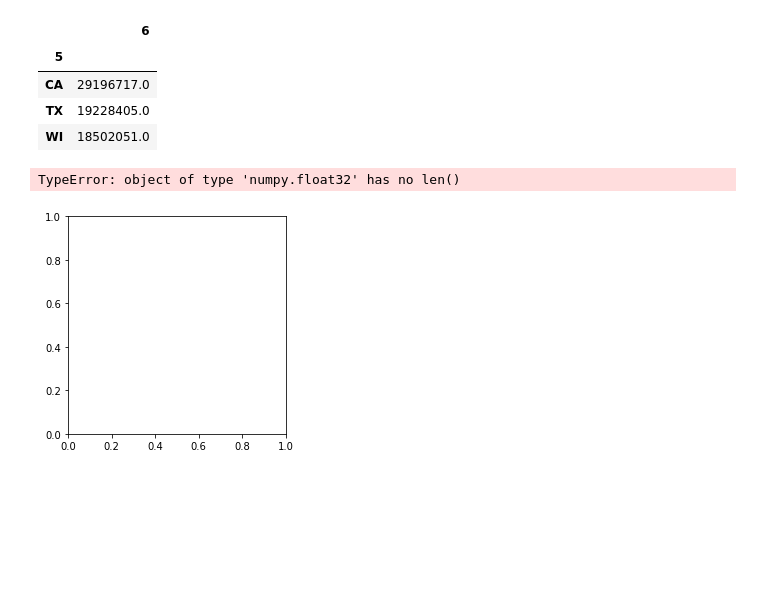
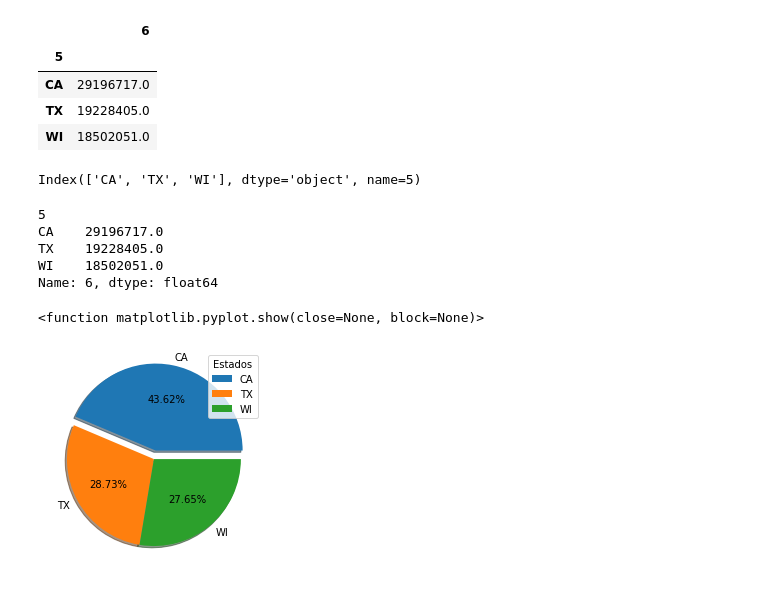
Before and after one commit to lymc33/Data_visualization, a Jupyter notebook: 3_Dashboard.ipynb, the cells around one changed output. Cells and saved outputs as stored; diff of their text form; code cells hidden in the pictures; blank space fills up the shorter version.

Commit message:
Update 3_Dashboard.ipynb
Updated after first pie chart

```diff
--- a/3_Dashboard.ipynb
+++ b/3_Dashboard.ipynb
@@ -136,15 +136,36 @@ df1_m
 | 30489 | FOODS_3_827_WI_3_evaluation | FOODS_3_827 | FOODS_3 | FOODS | WI_3 | WI | 1364.0 |
 30490 rows × 7 columns
 # %%
-df1_m.groupby(5).sum()
+df1_g1= df1_m.groupby(5).sum()
+df1_g1
 # %% [output]
 |  | 6 |
 | 5 |  |
 | CA | 29196717.0 |
 | TX | 19228405.0 |
 | WI | 18502051.0 |
-# %%
-plt.pie(6)
-# %% [output]
-TypeError: object of type 'numpy.float32' has no len()
-[figure, removed]
+# %%
+df1_g1.index
+# %% [output]
+Index(['CA', 'TX', 'WI'], dtype='object', name=5)
+# %%
+df1_g1[6]
+# %% [output]
+5
+CA    29196717.0
+TX    19228405.0
+WI    18502051.0
+Name: 6, dtype: float64
+# %%
+plt.pie(df1_g1[6],
+labels= df1_g1.index,
+explode=[.1,0,0],
+shadow = True ,
+autopct= '%1.2f%%'
+)
+
+plt.legend(title= 'Estados')
+plt.show
+# %% [output]
+<function matplotlib.pyplot.show(close=None, block=None)>
+[figure, added]
```
Also changed, not shown: parts of 3 cells of this notebook.
